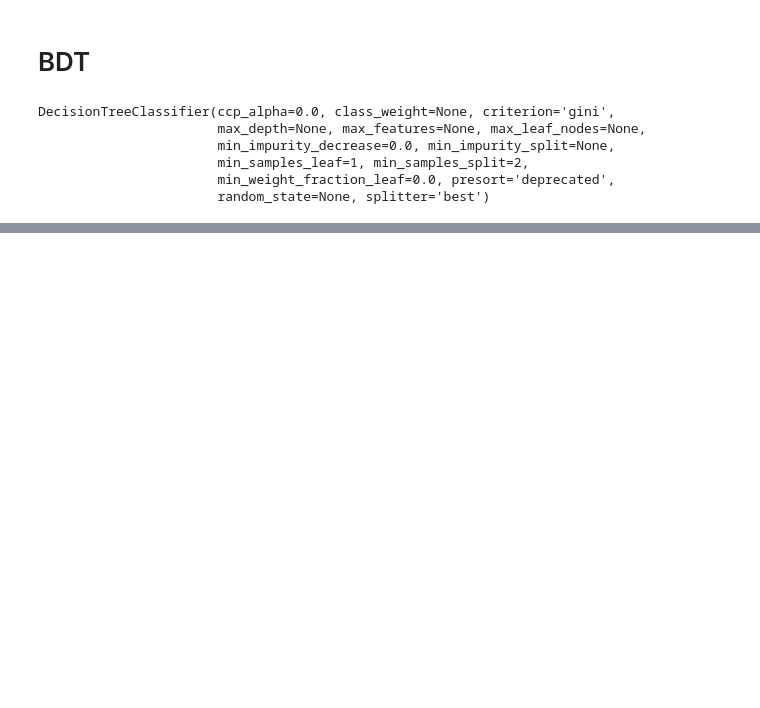
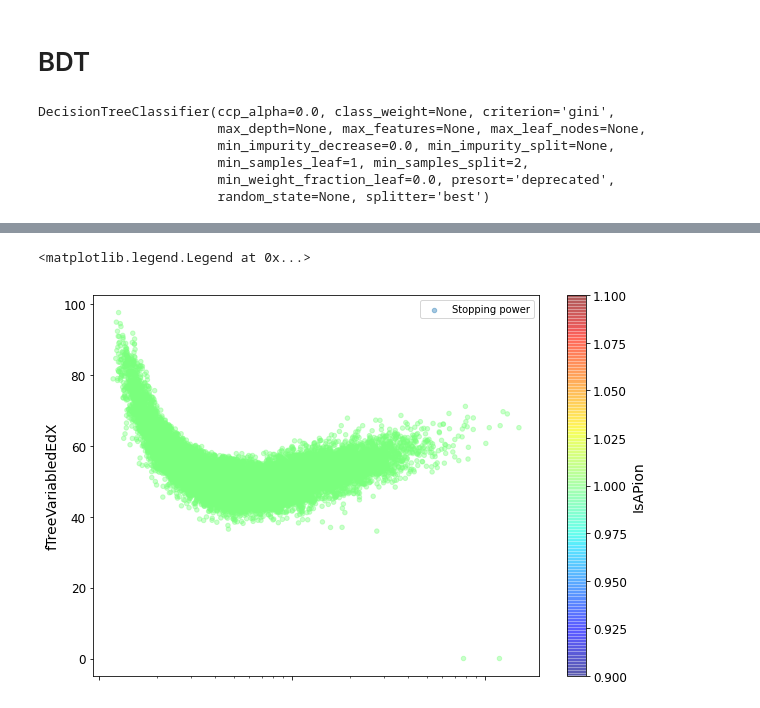
Before and after one commit to ChiaraDeMartin95/ciao, a Jupyter notebook: PionIDwithML.ipynb, the cells around one changed output, grey strips where cells are left out. Drawn from its saved outputs; the diff is of its cells as text; code cells hidden in the pictures; blank space fills up the shorter version.

```diff
--- a/PionIDwithML.ipynb
+++ b/PionIDwithML.ipynb
@@ -809,0 +940,2 @@ DecisionTreeClassifier(ccp_alpha=0.0, class_weight=None, criterion='gini',
+# %%
+y_Data_predBDT=clf.predict(PandaPionDDF)
@@ -809,0 +960,3 @@ DecisionTreeClassifier(ccp_alpha=0.0, class_weight=None, criterion='gini',
+# %%
+import pandas as pd
+PandaPionDDFClassified= pd.concat([PandaPionDDF, pd.DataFrame(y_Data_predBDT)], axis=1)
@@ -809,0 +984,2 @@ DecisionTreeClassifier(ccp_alpha=0.0, class_weight=None, criterion='gini',
+# %%
+PandaPionDDFClassified = PandaPionDDFClassified.rename(columns={0: 'IsAPion'})
@@ -809,0 +998,13 @@ DecisionTreeClassifier(ccp_alpha=0.0, class_weight=None, criterion='gini',
+# %%
+PandaPionDDF_Pions=PandaPionDDFClassified[(PandaPionDDFClassified.IsAPion==1)]
+# %%
+import matplotlib.pyplot as plt
+PandaPionDDF_Pions.plot(kind="scatter", x="fTreeVariablePtot", y="fTreeVariabledEdX", alpha=0.4,
+#    s=PandaPionDDF_Pions["fTreeVariableNSigmaTPCPion"], label="Stopping power", figsize=(10,7),
+     label="Stopping power", figsize=(10,7),logx=True,
+     c="IsAPion", cmap=plt.get_cmap("jet"), colorbar=True)
+#     cmap=plt.get_cmap("jet"), colorbar=True)
+plt.legend()
+# %% [output]
+<matplotlib.legend.Legend at 0x...>
+[figure, added]
```
Also changed, not shown: parts of 23 cells of this notebook.
